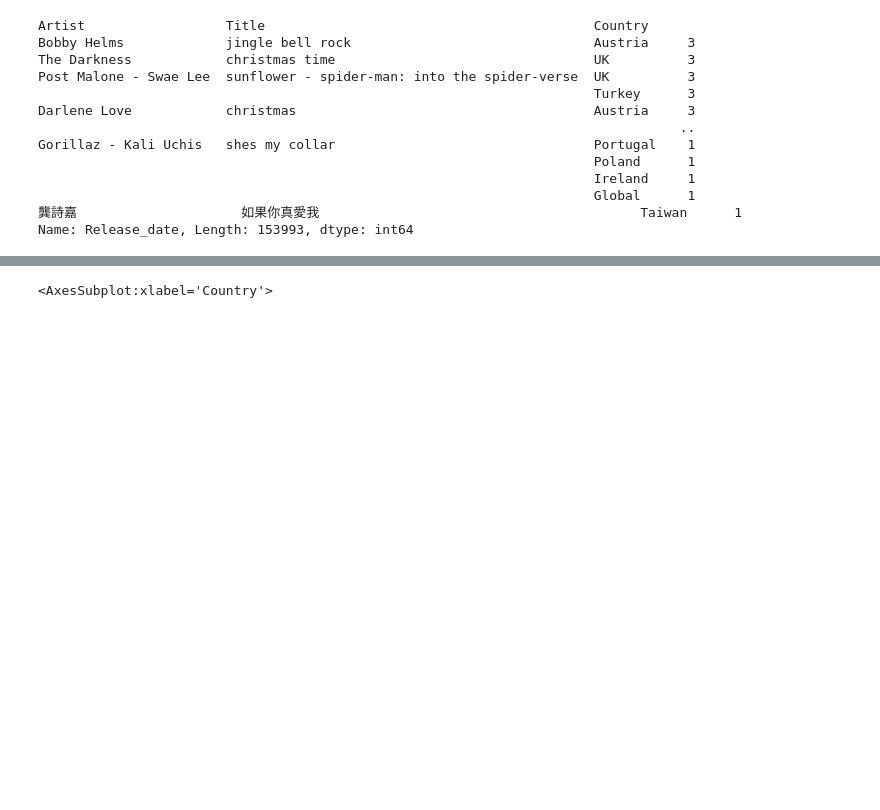
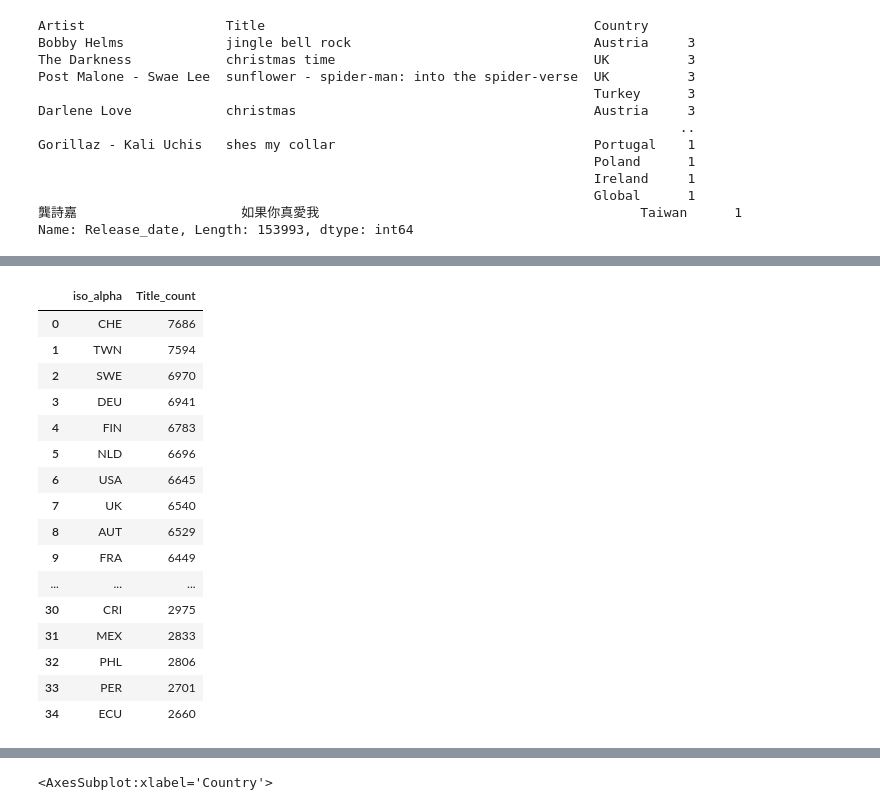
Before and after one commit to infoshareacademy/JDSZR11-chubs_chubs, a Jupyter notebook: Procject_Python_Spotyfiy/Spotyfie_v2.ipynb, the cells around one changed output, grey strips where cells are left out. Cells and saved outputs as stored; diff of their text form; code cells hidden in the pictures; blank space fills up the shorter version.

```diff
--- a/Procject_Python_Spotyfiy/Spotyfie_v2.ipynb
+++ b/Procject_Python_Spotyfiy/Spotyfie_v2.ipynb
@@ -162,6 +133,7 @@ you need me, i dont need you                                      2.153493e+08
 Name: Artist_followers, dtype: float64
 # %%
 by_country = df.groupby(['Artist','Title','Country'])['Release_date'].count().sort_values(ascending=False)
+by_country.add_suffix('_Count').reset_index()
 by_country
 # %% [output]
 Artist                  Title                                          Country
@@ -189 +180,21 @@ df.head()
+# %%
+by_country
+# %% [output]
+|  | iso_alpha | Title_count |
+| 0 | CHE | 7686 |
+| 1 | TWN | 7594 |
+| 2 | SWE | 6970 |
+| 3 | DEU | 6941 |
+| 4 | FIN | 6783 |
+| 5 | NLD | 6696 |
+| 6 | USA | 6645 |
+| 7 | UK | 6540 |
+| 8 | AUT | 6529 |
+| 9 | FRA | 6449 |
+| ... | ... | ... |
+| 30 | CRI | 2975 |
+| 31 | MEX | 2833 |
+| 32 | PHL | 2806 |
+| 33 | PER | 2701 |
+| 34 | ECU | 2660 |
 # %%
```
Also changed, not shown: parts of 13 cells of this notebook.
